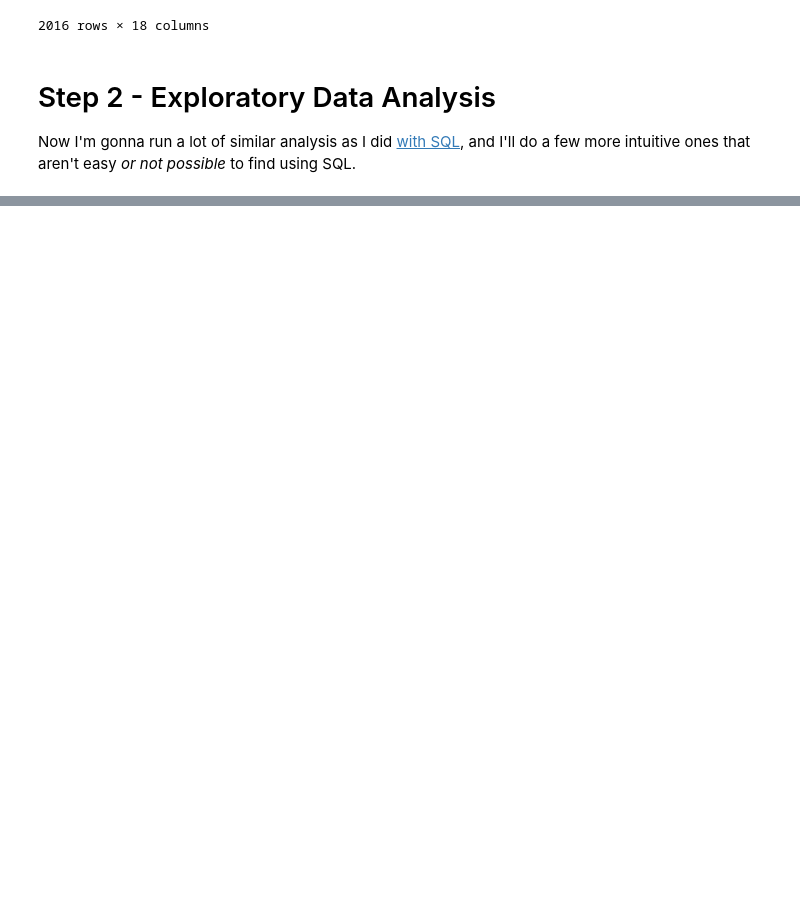
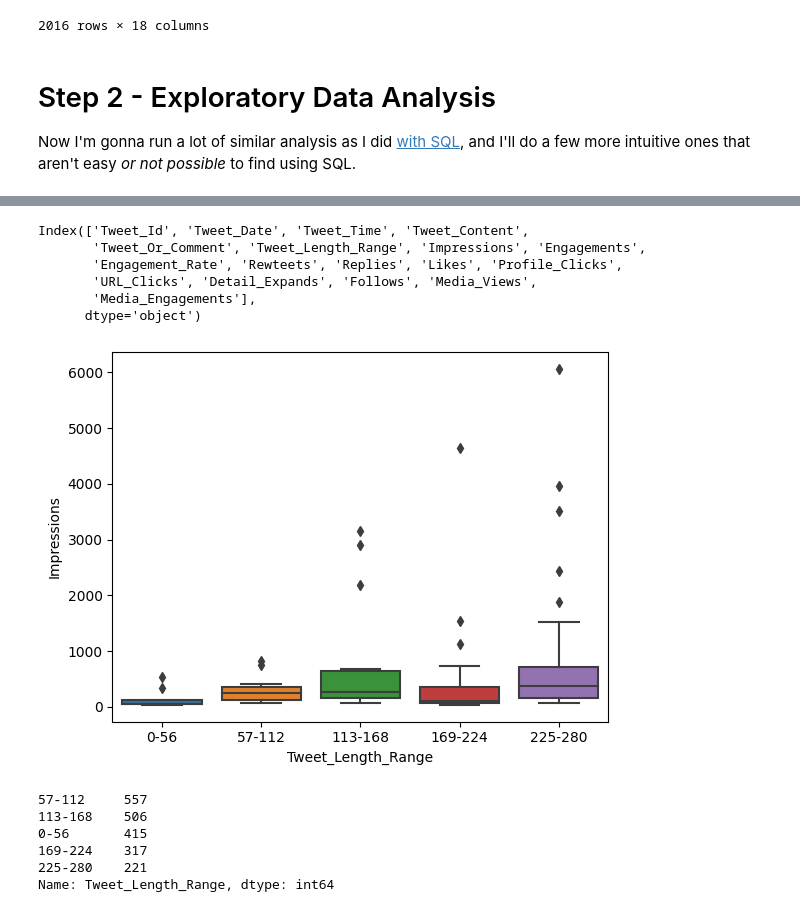
Before and after one commit to Mike-McKee/twitter_project, a Jupyter notebook: Python_Analysis.ipynb, the cells around one changed output, grey strips where cells are left out. Drawn from its saved outputs; the diff is of its cells as text; code cells hidden in the pictures; blank space fills up the shorter version.

```diff
--- a/Python_Analysis.ipynb
+++ b/Python_Analysis.ipynb
@@ -317,0 +353,23 @@ Now I'm gonna run a lot of similar analysis as I did [with SQL](https://github.c
+# %%
+twitter.columns
+# %% [output]
+Index(['Tweet_Id', 'Tweet_Date', 'Tweet_Time', 'Tweet_Content',
+       'Tweet_Or_Comment', 'Tweet_Length_Range', 'Impressions', 'Engagements',
+       'Engagement_Rate', 'Rewteets', 'Replies', 'Likes', 'Profile_Clicks',
+       'URL_Clicks', 'Detail_Expands', 'Follows', 'Media_Views',
+       'Media_Engagements'],
+      dtype='object')
+# %%
+sns.boxplot(x='Tweet_Length_Range',y='Impressions',order=['0-56','57-112','113-168','169-224','225-280'],data=tweets_only)
+plt.show()
+# %% [output]
+[figure, added]
+# %%
+twitter['Tweet_Length_Range'].value_counts()
+# %% [output]
+57-112     557
+113-168    506
+0-56       415
+169-224    317
+225-280    221
+Name: Tweet_Length_Range, dtype: int64
```
Also changed, not shown: parts of 7 cells of this notebook.
